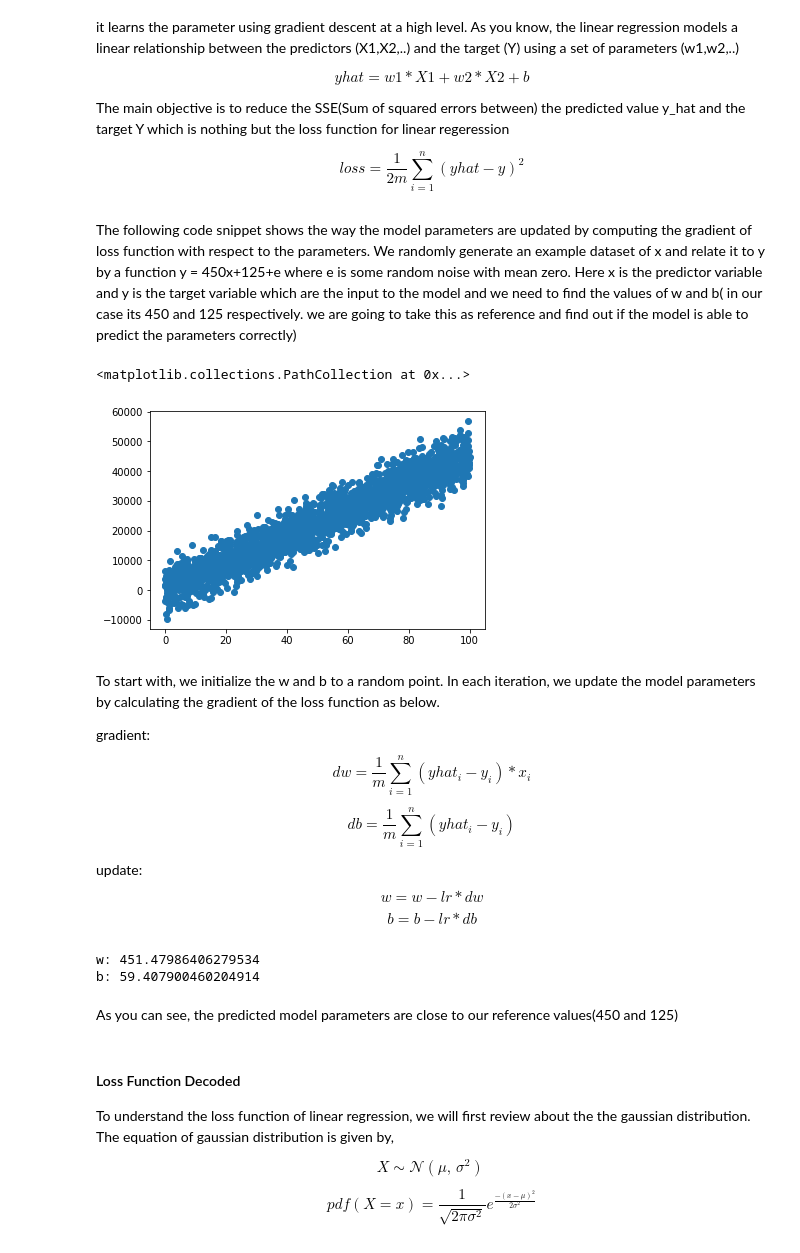
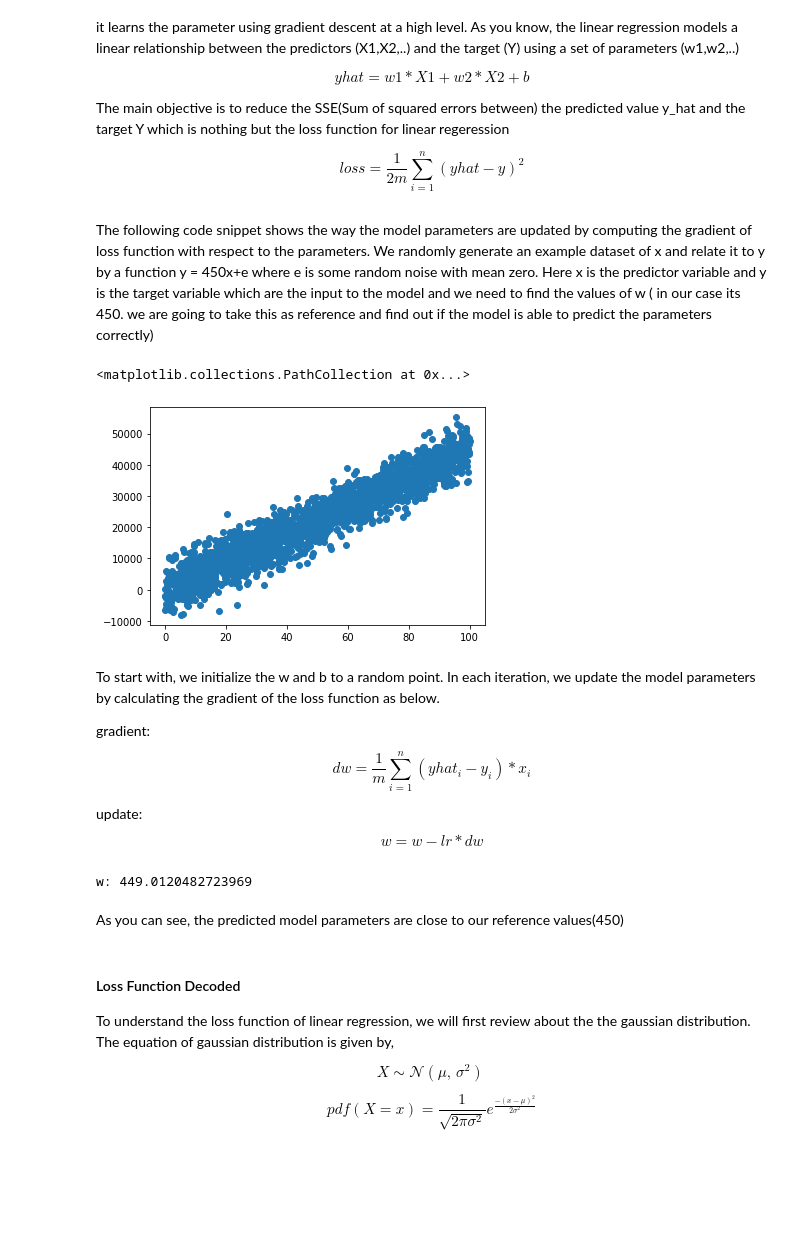
Before and after one commit to vignesh8491/myblog, a Jupyter notebook: _notebooks/2020-07-19-linear_regression_blog.ipynb, the cells around one changed output. Saved outputs shown, nothing was run; the diff lists cells and outputs as text; code cells hidden in the pictures; blank space fills up the shorter version.

```diff
--- a/_notebooks/2020-07-19-linear_regression_blog.ipynb
+++ b/_notebooks/2020-07-19-linear_regression_blog.ipynb
@@ -30,23 +29,22 @@ loss = \frac{1}{2m}\sum_{i=1}^n (yhat -y)^2
 \end{equation*}
 $$
 # %% [markdown]
-The following code snippet shows the way the model parameters are updated by computing the gradient of loss function with respect to the parameters. We randomly generate an example dataset of x and relate it to y by a function y = 450x+125+e where e is some random noise with mean zero. Here x is the predictor variable and y is the target variable which are the input to the model and we need to find the values of w and b( in our case its 450 and 125 respectively. we are going to take this as reference and find out if the model is able to predict the parameters correctly)
+The following code snippet shows the way the model parameters are updated by computing the gradient of loss function with respect to the parameters. We randomly generate an example dataset of x and relate it to y by a function y = 450x+e where e is some random noise with mean zero. Here x is the predictor variable and y is the target variable which are the input to the model and we need to find the values of w ( in our case its 450. we are going to take this as reference and find out if the model is able to predict the parameters correctly)
 # %%
 
 import numpy as np
 from matplotlib import pyplot as plt
 from numba import jit
 
 x= np.random.rand(2000)*100
 w=450
-b=125
 e = np.random.normal(0.0,4000.0,2000)
-y=(w*x)+b+e
+y=(w*x)+e
 
 plt.scatter(x,y)
 # %% [output]
 <matplotlib.collections.PathCollection at 0x...>
-[figure, old version]
+[figure, new version]
 # %% [markdown]
 To start with, we initialize the w and b to a random point. In each iteration, we update the model parameters by calculating the gradient of the loss function as below.
 
@@ -55,41 +53,30 @@ gradient:
 dw = \frac{1}{m}\sum_{i=1}^n (yhat_i -y_i)*x_i
 \end{equation*}
 
-\begin{equation*}
-db = \frac{1}{m}\sum_{i=1}^n (yhat_i -y_i)
-\end{equation*}
 
 update:
 \begin{equation*}
 w = w - lr*dw
 \end{equation*}
-\begin{equation*}
-b = b - lr*db
-\end{equation*}
 # %%
 #LR
 w0 = np.random.rand(1)[0]*100
-b0 = np.random.rand(1)[0]*100
 
 lr =0.00001
 m =len(x)
 for i in range(100000):
-  y_hat = (w0*x)+b0
+  y_hat = (w0*x)
   loss = (1/(2*m))*np.sum(np.square(y_hat-y))
 
   dw =(1/m)*np.sum((y_hat-y)*x)
-  db = (1/m)*np.sum((y_hat-y))
 
   w0 = w0-(lr*dw)
-  b0 = b0-(lr*db)
 
 print(f"w: {w0}")
-print(f"b: {b0}")
 # %% [output]
-w: 451.47986406279534
-b: 59.407900460204914
+w: 449.0120482723969
 # %% [markdown]
-As you can see, the predicted model parameters are close to our reference values(450 and 125)
+As you can see, the predicted model parameters are close to our reference values(450)
 # %% [markdown]
 #### Loss Function Decoded
 
```
Also changed, not shown: parts of 12 cells of this notebook.
